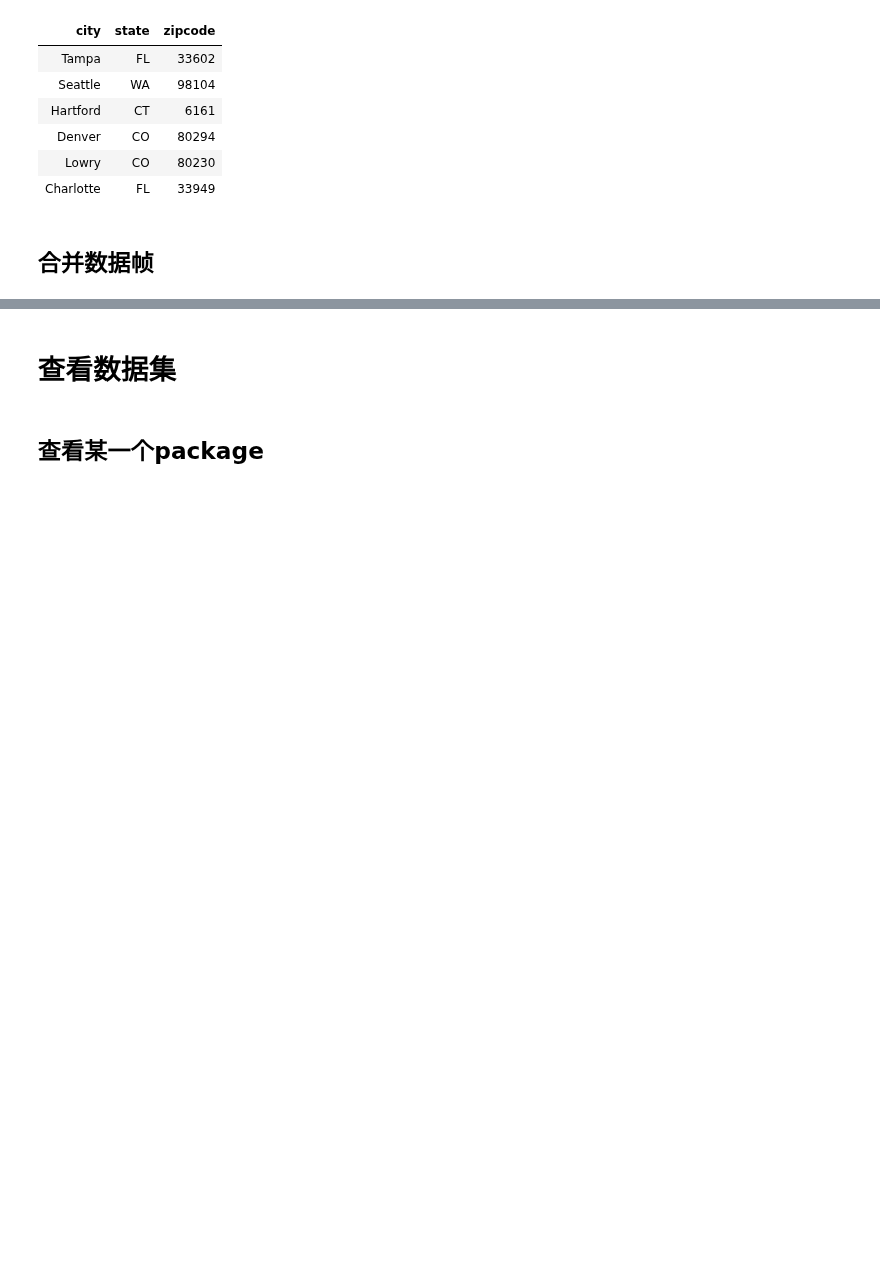
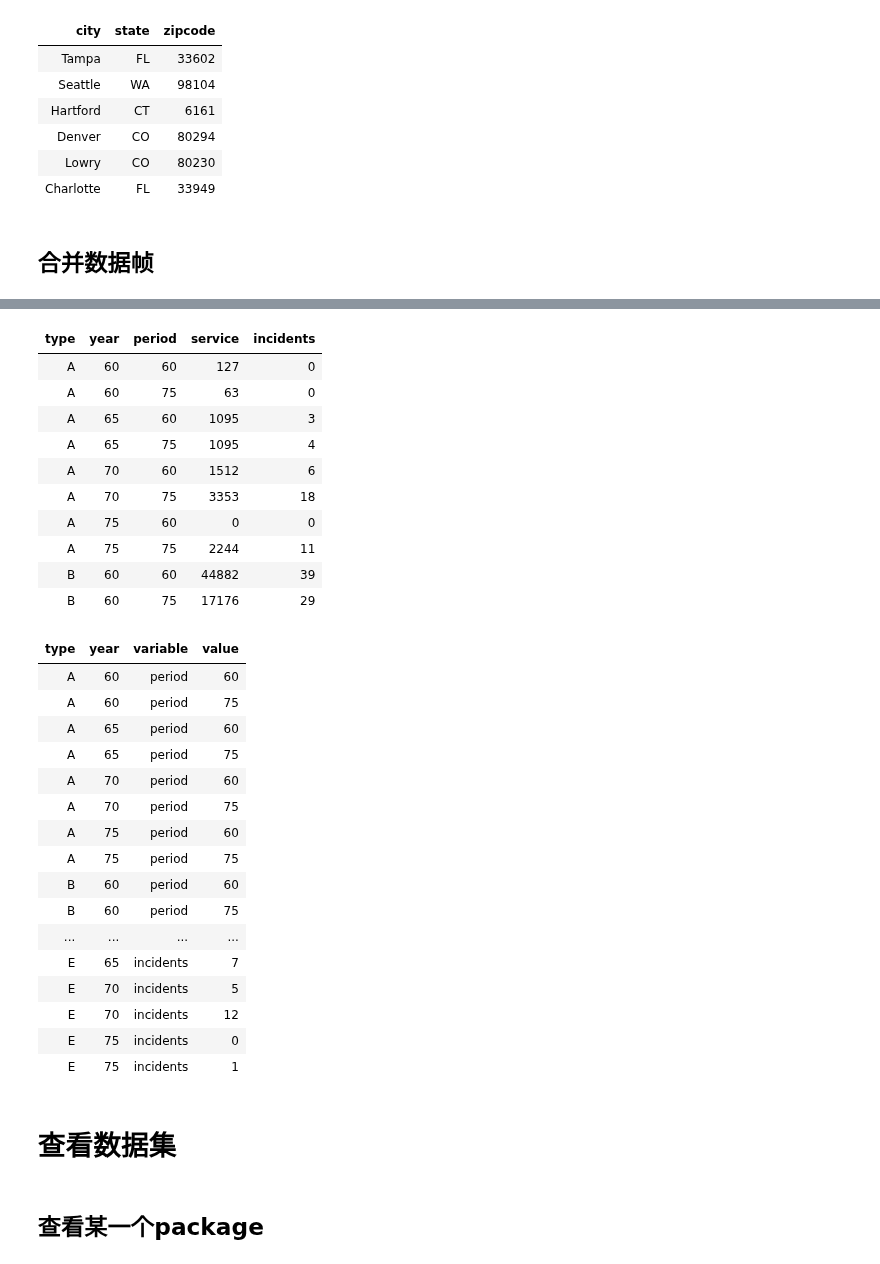
Before and after one commit to Sanningw/ML-and-DL, a Jupyter notebook: math/Statistics/R_data_concate.ipynb, the cells around one changed output, grey strips where cells are left out. Saved outputs shown, nothing was run; the diff lists cells and outputs as text; code cells hidden in the pictures; blank space fills up the shorter version.

```diff
--- a/math/Statistics/R_data_concate.ipynb
+++ b/math/Statistics/R_data_concate.ipynb
@@ -80,3 +110,38 @@ nrow(merged.Pima)
+# %%
+library(MASS)
+library(reshape2)
+ships[1 : 10,]
+molten.ships = melt(ships, id = c("type","year"))
+molten.ships
+# %% [output]
+| type | year | period | service | incidents |
+| A | 60 | 60 | 127 | 0 |
+| A | 60 | 75 | 63 | 0 |
+| A | 65 | 60 | 1095 | 3 |
+| A | 65 | 75 | 1095 | 4 |
+| A | 70 | 60 | 1512 | 6 |
+| A | 70 | 75 | 3353 | 18 |
+| A | 75 | 60 | 0 | 0 |
+| A | 75 | 75 | 2244 | 11 |
+| B | 60 | 60 | 44882 | 39 |
+| B | 60 | 75 | 17176 | 29 |
+| type | year | variable | value |
+| A | 60 | period | 60 |
+| A | 60 | period | 75 |
+| A | 65 | period | 60 |
+| A | 65 | period | 75 |
+| A | 70 | period | 60 |
+| A | 70 | period | 75 |
+| A | 75 | period | 60 |
+| A | 75 | period | 75 |
+| B | 60 | period | 60 |
+| B | 60 | period | 75 |
+| ... | ... | ... | ... |
+| E | 65 | incidents | 7 |
+| E | 70 | incidents | 5 |
+| E | 70 | incidents | 12 |
+| E | 75 | incidents | 0 |
+| E | 75 | incidents | 1 |
 # %% [markdown]
 # 查看数据集
 # %% [markdown]
```
Also changed, not shown: parts of 8 cells of this notebook, 1 other file.
